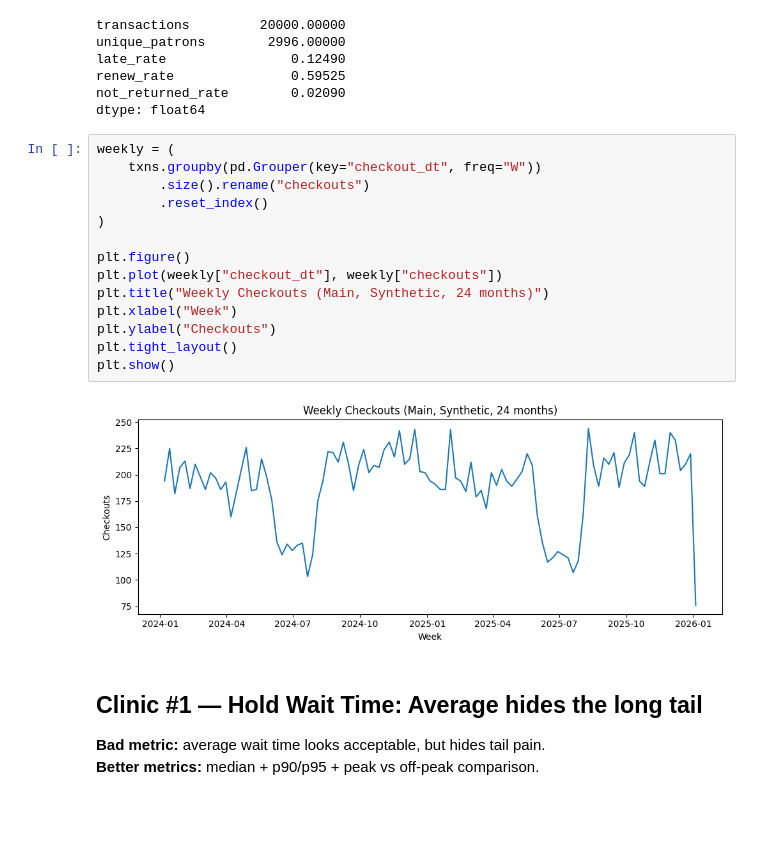
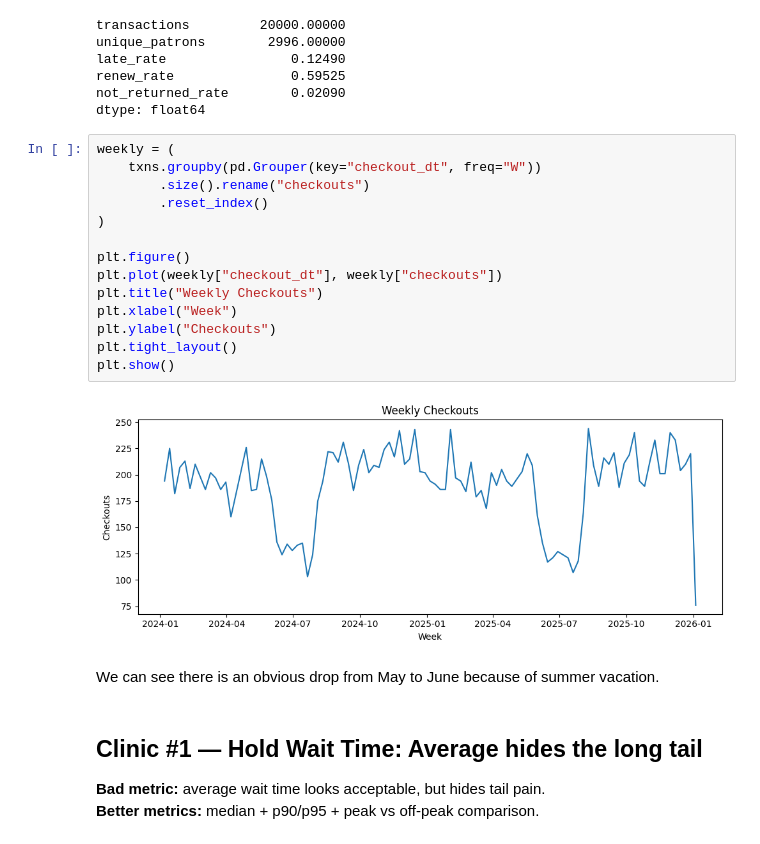
Before and after one commit to LiMi686/library-circulation-mvp, a Jupyter notebook: 02_viz_clinic.ipynb, the cells around one changed output. Cells and saved outputs as stored; diff of their text form; blank space fills up the shorter version.

```diff
--- a/02_viz_clinic.ipynb
+++ b/02_viz_clinic.ipynb
@@ -50,19 +50,21 @@ dtype: float64
 # %%
 weekly = (
     txns.groupby(pd.Grouper(key="checkout_dt", freq="W"))
         .size().rename("checkouts")
         .reset_index()
 )
 
 plt.figure()
 plt.plot(weekly["checkout_dt"], weekly["checkouts"])
-plt.title("Weekly Checkouts (Main, Synthetic, 24 months)")
+plt.title("Weekly Checkouts")
 plt.xlabel("Week")
 plt.ylabel("Checkouts")
 plt.tight_layout()
 plt.show()
 # %% [output]
-[figure, old version]
+[figure, new version]
+# %% [markdown]
+We can see there is an obvious drop from May to June because of summer vacation.
 # %% [markdown]
 ## Clinic #1 — Hold Wait Time: Average hides the long tail
 
```
Also changed, not shown: parts of 7 cells of this notebook, 4 other files.
